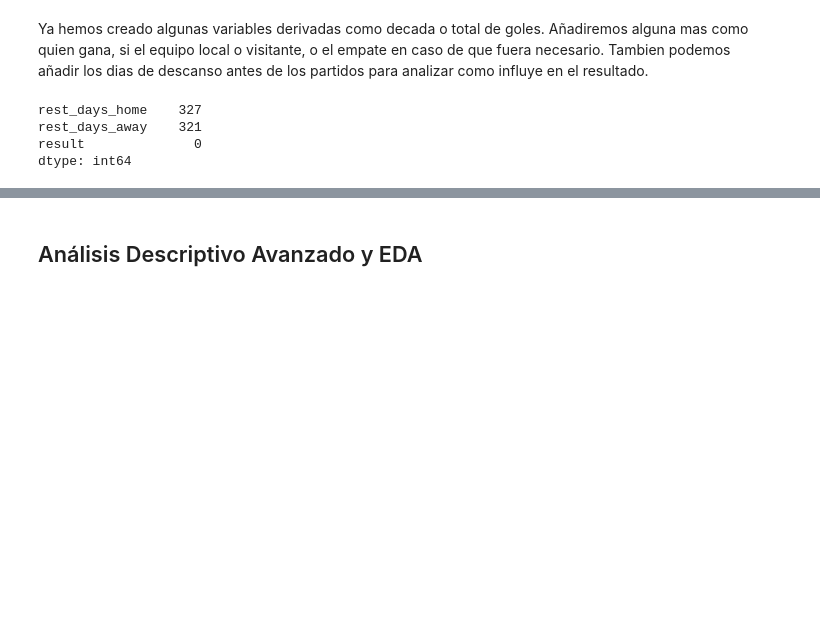
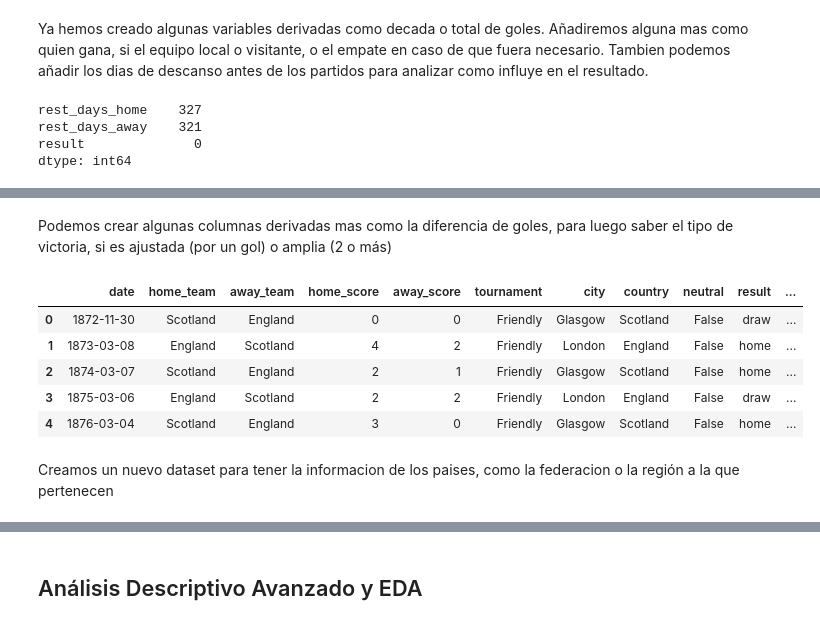
Before and after one commit to nestorojeda/MatematicasFeedback, a Jupyter notebook: code/notebook.ipynb, the cells around one changed output, grey strips where cells are left out. Drawn from its saved outputs; the diff is of its cells as text; code cells hidden in the pictures; blank space fills up the shorter version.

Commit message:
Added bayes and country processing

```diff
--- a/code/notebook.ipynb
+++ b/code/notebook.ipynb
@@ -190,0 +191,17 @@ plt.show()
+# %% [markdown]
+Podemos crear algunas columnas derivadas mas como la diferencia de goles, para luego saber el tipo de victoria, si es ajustada (por un gol) o amplia (2 o más)
+# %%
+# Diferencia de goles
+results_df['goal_difference'] = results_df['home_score'] - results_df['away_score']
+# Tipo de victoria, ajustada o amplia
+results_df['victory_type'] = results_df['goal_difference'].apply(lambda x: 'draw' if abs(x) == 0 else 'narrow' if abs(x) == 1 else 'wide')
+results_df.head()
+# %% [output]
+|  | date | home_team | away_team | home_score | away_score | tournament | city | country | neutral | result | ... |
+| 0 | 1872-11-30 | Scotland | England | 0 | 0 | Friendly | Glasgow | Scotland | False | draw | ... |
+| 1 | 1873-03-08 | England | Scotland | 4 | 2 | Friendly | London | England | False | home | ... |
+| 2 | 1874-03-07 | Scotland | England | 2 | 1 | Friendly | Glasgow | Scotland | False | home | ... |
+| 3 | 1875-03-06 | England | Scotland | 2 | 2 | Friendly | London | England | False | draw | ... |
+| 4 | 1876-03-04 | Scotland | England | 3 | 0 | Friendly | Glasgow | Scotland | False | home | ... |
+# %% [markdown]
+Creamos un nuevo dataset para tener la informacion de los paises, como la federacion o la región a la que pertenecen
```
Also changed, not shown: parts of 27 cells of this notebook.
